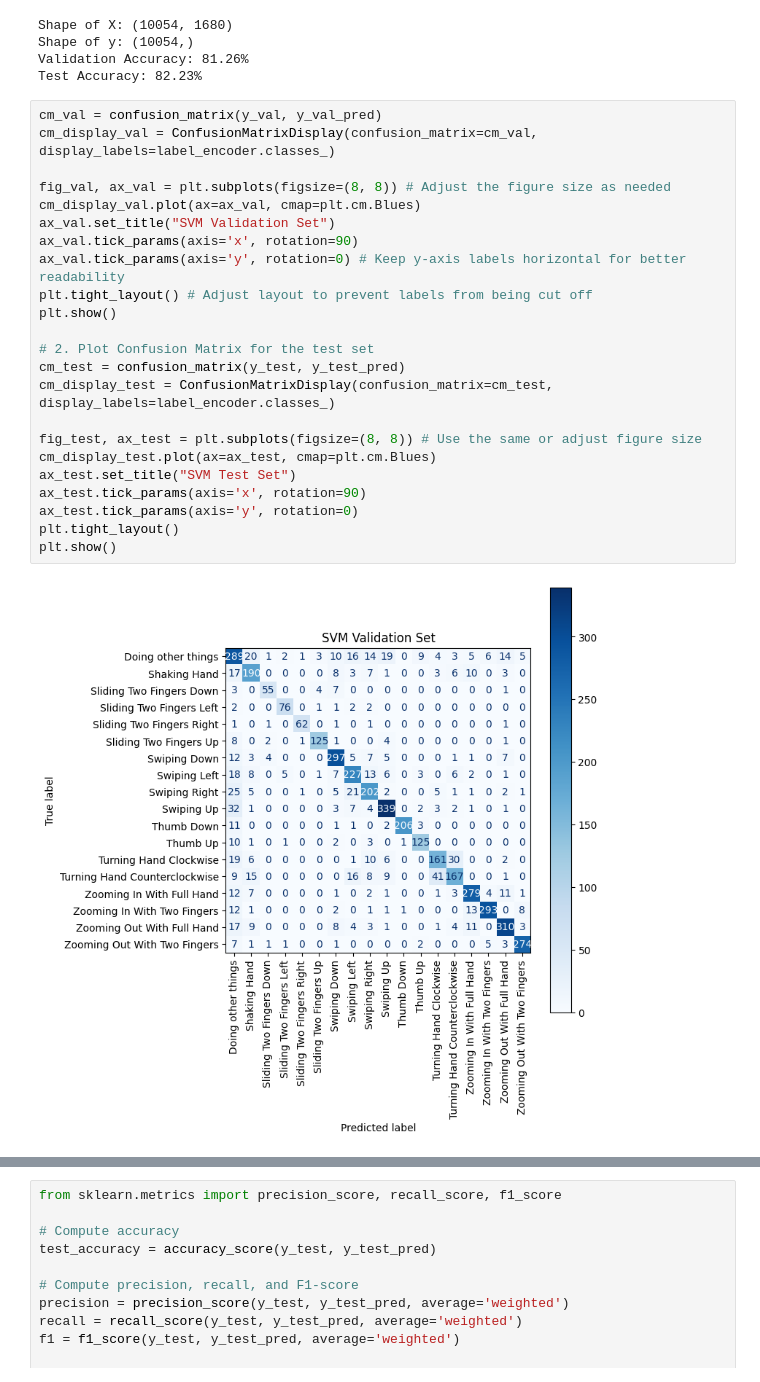
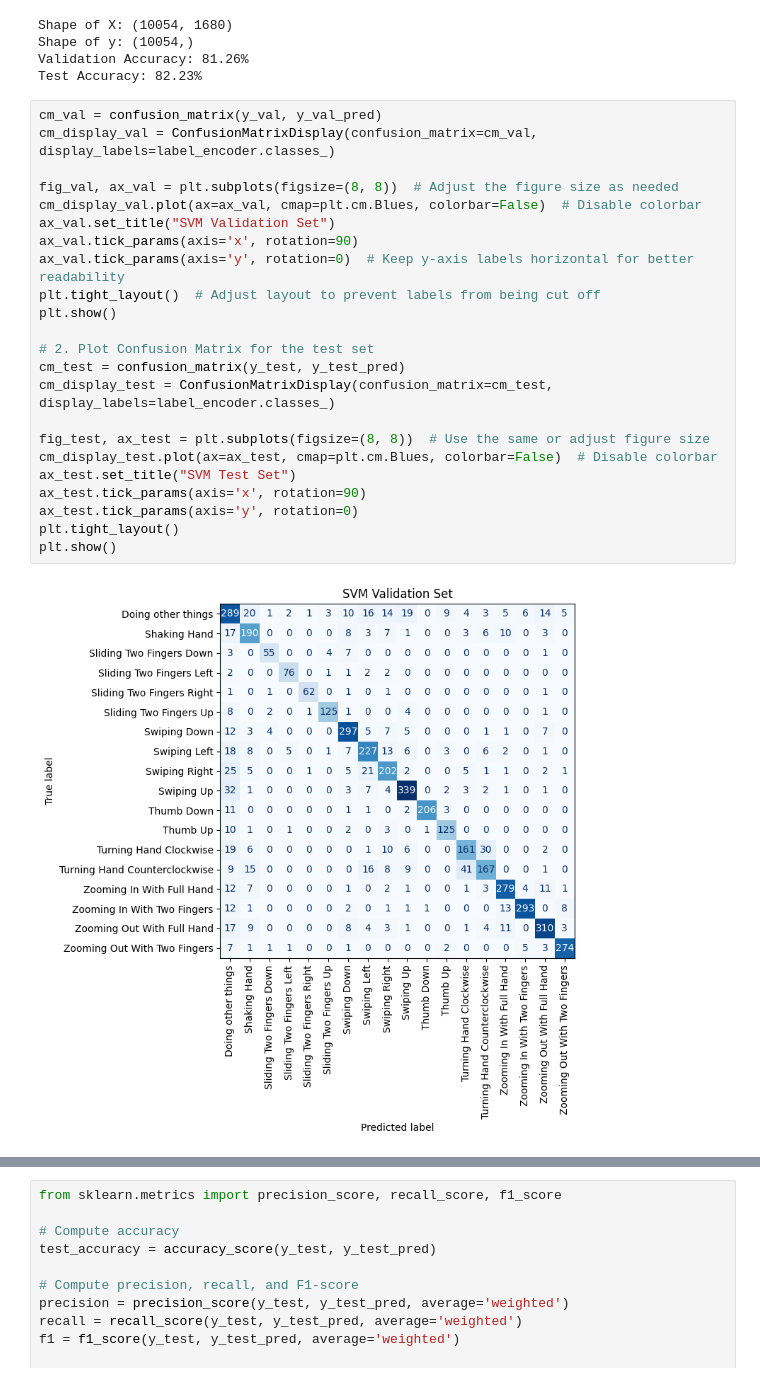
Before and after one commit to Yangston/APS360_Project, a Jupyter notebook: FINAL_SVM.ipynb, the cells around one changed output, grey strips where cells are left out. Saved outputs shown, nothing was run; the diff lists cells and outputs as text.

```diff
--- a/FINAL_SVM.ipynb
+++ b/FINAL_SVM.ipynb
@@ -246,25 +246,25 @@ Test Accuracy: 82.23%
 # %%
 cm_val = confusion_matrix(y_val, y_val_pred)
 cm_display_val = ConfusionMatrixDisplay(confusion_matrix=cm_val, display_labels=label_encoder.classes_)
 
-fig_val, ax_val = plt.subplots(figsize=(8, 8)) # Adjust the figure size as needed
-cm_display_val.plot(ax=ax_val, cmap=plt.cm.Blues)
+fig_val, ax_val = plt.subplots(figsize=(8, 8))  # Adjust the figure size as needed
+cm_display_val.plot(ax=ax_val, cmap=plt.cm.Blues, colorbar=False)  # Disable colorbar
 ax_val.set_title("SVM Validation Set")
 ax_val.tick_params(axis='x', rotation=90)
-ax_val.tick_params(axis='y', rotation=0) # Keep y-axis labels horizontal for better readability
-plt.tight_layout() # Adjust layout to prevent labels from being cut off
+ax_val.tick_params(axis='y', rotation=0)  # Keep y-axis labels horizontal for better readability
+plt.tight_layout()  # Adjust layout to prevent labels from being cut off
 plt.show()
 
 # 2. Plot Confusion Matrix for the test set
 cm_test = confusion_matrix(y_test, y_test_pred)
 cm_display_test = ConfusionMatrixDisplay(confusion_matrix=cm_test, display_labels=label_encoder.classes_)
 
-fig_test, ax_test = plt.subplots(figsize=(8, 8)) # Use the same or adjust figure size
-cm_display_test.plot(ax=ax_test, cmap=plt.cm.Blues)
+fig_test, ax_test = plt.subplots(figsize=(8, 8))  # Use the same or adjust figure size
+cm_display_test.plot(ax=ax_test, cmap=plt.cm.Blues, colorbar=False)  # Disable colorbar
 ax_test.set_title("SVM Test Set")
 ax_test.tick_params(axis='x', rotation=90)
 ax_test.tick_params(axis='y', rotation=0)
 plt.tight_layout()
 plt.show()
 # %% [output]
-[figure, old version]
+[figure, new version]
```
Also changed, not shown: parts of 2 cells of this notebook.
